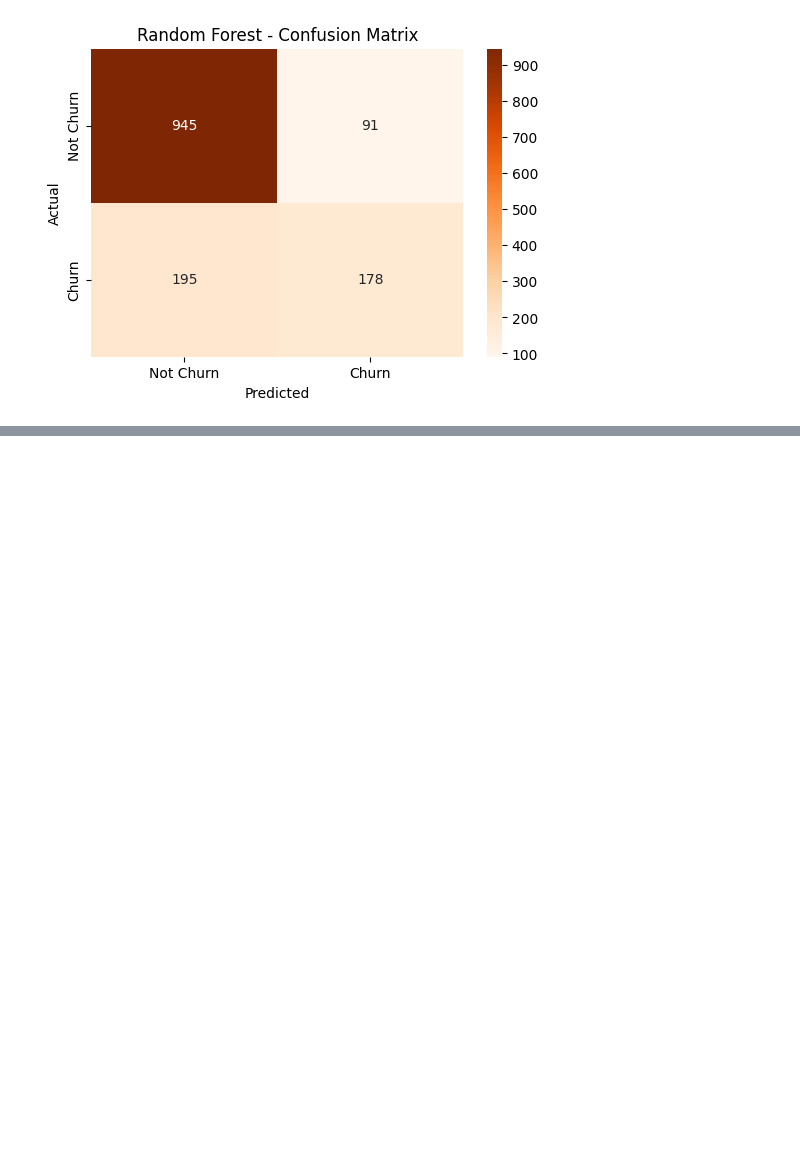
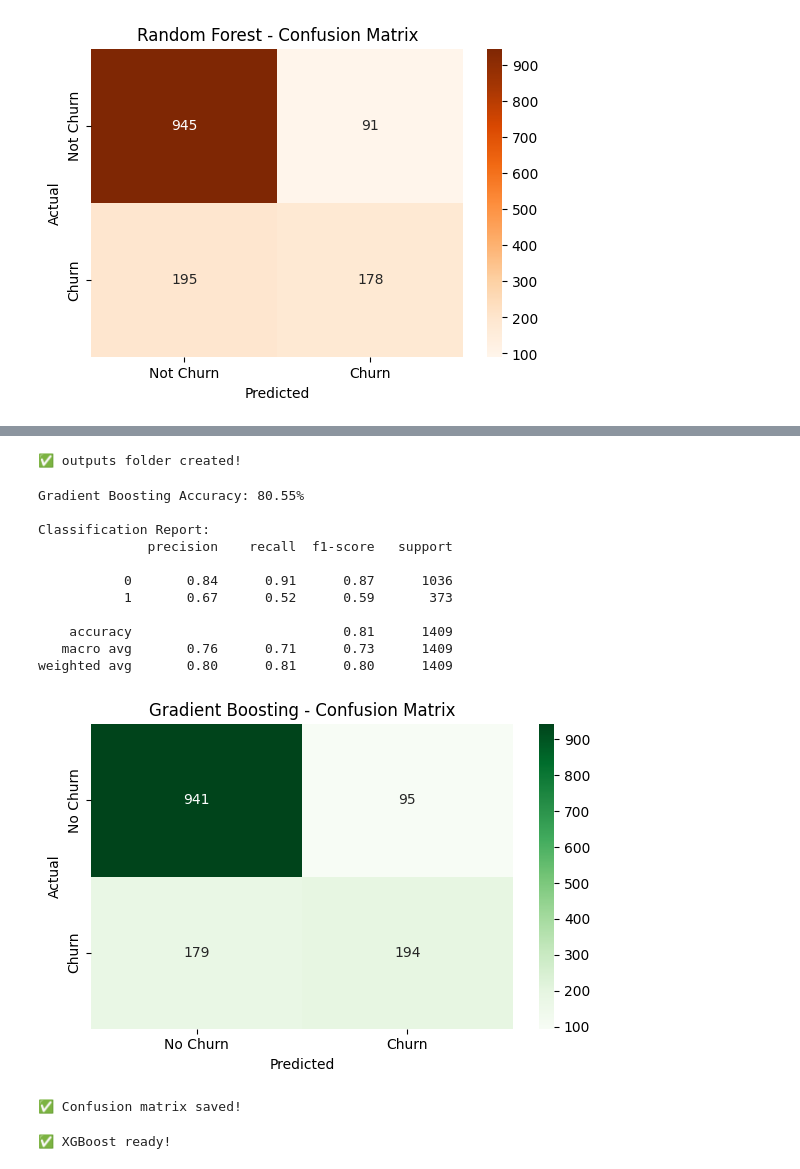
Before and after one commit to abarnamurugan-commits/customer-churn-prediction, a Jupyter notebook: notebooks/churn_analysis.ipynb, the cells around one changed output, grey strips where cells are left out. Cells and saved outputs as stored; diff of their text form; code cells hidden in the pictures; blank space fills up the shorter version.

```diff
--- a/notebooks/churn_analysis.ipynb
+++ b/notebooks/churn_analysis.ipynb
@@ -251,0 +277,64 @@ F1-Score : 0.5545
+# %%
+import os
+os.makedirs('outputs', exist_ok=True)
+print("✅ outputs folder created!")
+# %% [output]
+✅ outputs folder created!
+# %%
+# ============================================================
+# Gradient Boosting Classifier
+# ============================================================
+
+from sklearn.ensemble import GradientBoostingClassifier
+from sklearn.metrics import accuracy_score, classification_report, confusion_matrix
+import matplotlib.pyplot as plt
+import seaborn as sns
+
+# --- Train the model ---
+gb_model = GradientBoostingClassifier(n_estimators=100, random_state=42)
+gb_model.fit(X_train, y_train)
+
+# --- Predict ---
+y_pred_gb = gb_model.predict(X_test)
+
+# --- Accuracy & Report ---
+gb_accuracy = accuracy_score(y_test, y_pred_gb)
+print(f"Gradient Boosting Accuracy: {gb_accuracy * 100:.2f}%")
+print("\nClassification Report:")
+print(classification_report(y_test, y_pred_gb))
+
+# --- Confusion Matrix ---
+cm_gb = confusion_matrix(y_test, y_pred_gb)
+
+plt.figure(figsize=(6, 4))
+sns.heatmap(cm_gb, annot=True, fmt='d', cmap='Greens',
+            xticklabels=['No Churn', 'Churn'],
+            yticklabels=['No Churn', 'Churn'])
+plt.title('Gradient Boosting - Confusion Matrix')
+plt.xlabel('Predicted')
+plt.ylabel('Actual')
+plt.tight_layout()
+plt.savefig('outputs/gb_confusion_matrix.png', dpi=150)
+plt.show()
+print("✅ Confusion matrix saved!")
+# %% [output]
+Gradient Boosting Accuracy: 80.55%
+
+Classification Report:
+              precision    recall  f1-score   support
+
+           0       0.84      0.91      0.87      1036
+           1       0.67      0.52      0.59       373
+
+    accuracy                           0.81      1409
+   macro avg       0.76      0.71      0.73      1409
+weighted avg       0.80      0.81      0.80      1409
+[figure, added]
+✅ Confusion matrix saved!
+# %%
+# Install XGBoost (only need to do this once)
+import subprocess
+subprocess.run(['pip', 'install', 'xgboost'], capture_output=True)
+print("✅ XGBoost ready!")
+# %% [output]
+✅ XGBoost ready!
```
Also changed, not shown: parts of 9 cells of this notebook.
